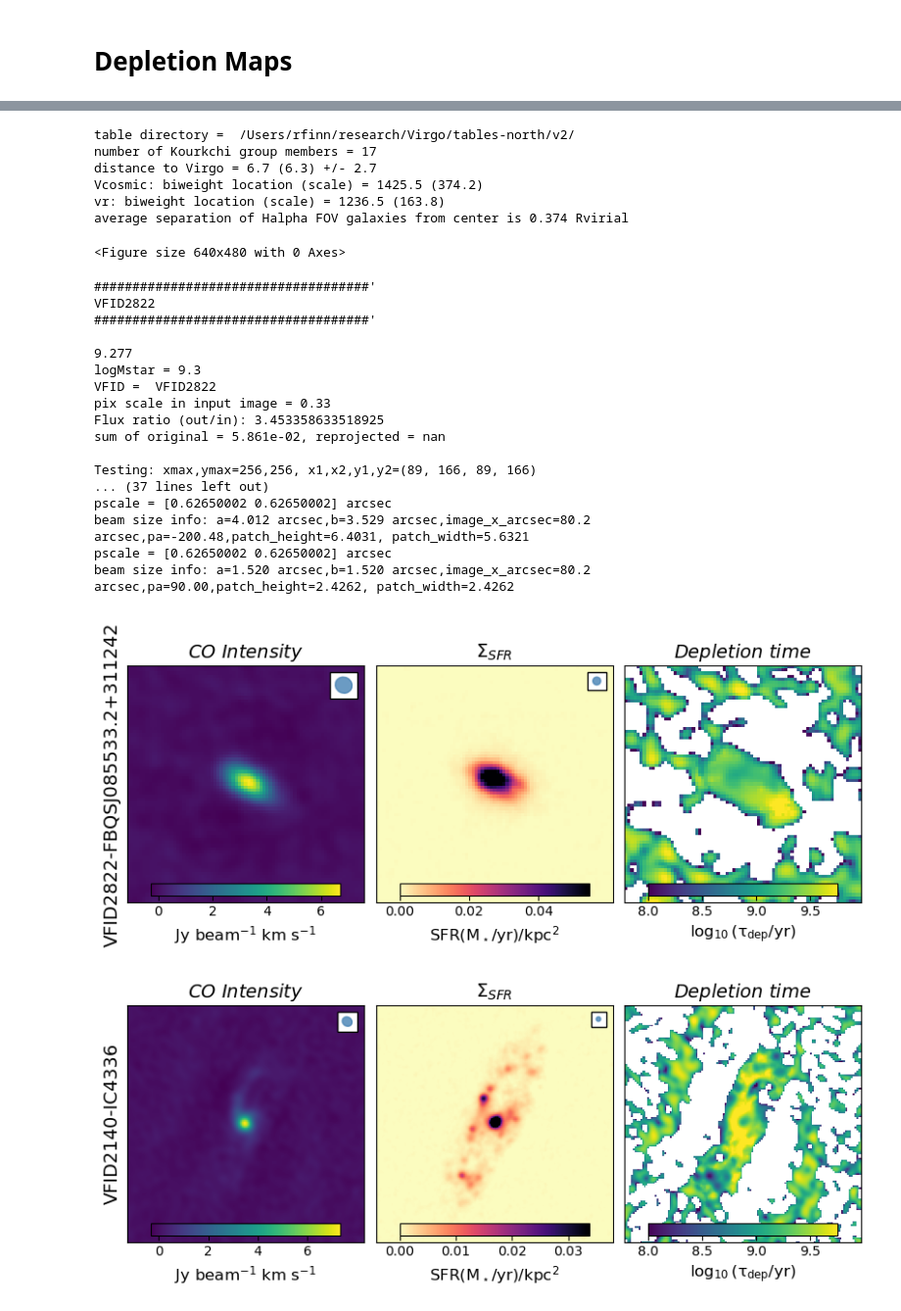
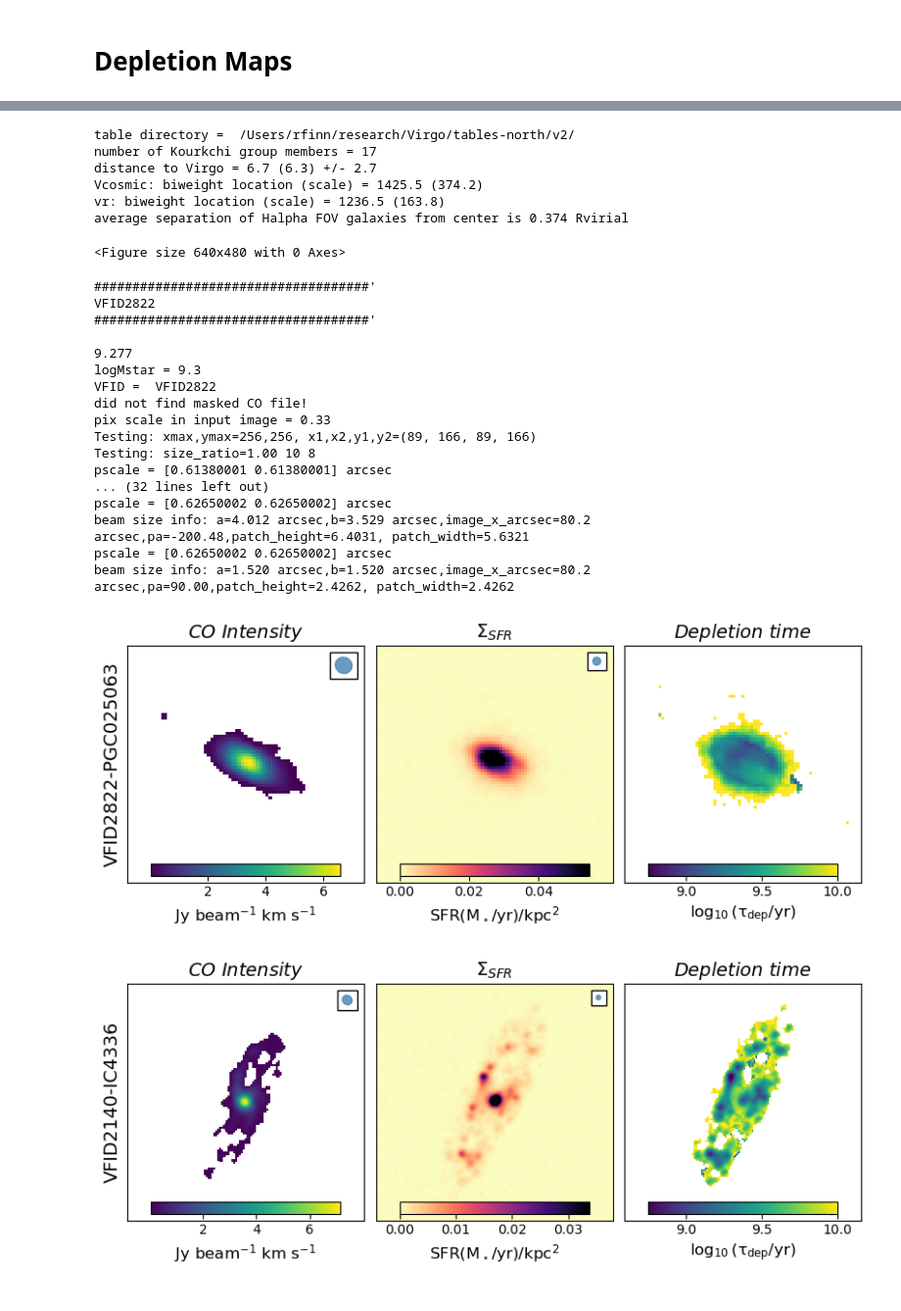
Before and after one commit to rfinn/havirgo, a Jupyter notebook: notebooks/noema_sources.ipynb, the cells around one changed output, grey strips where cells are left out. Shown at 98% size. Cells and saved outputs as stored; diff of their text form; code cells hidden in the pictures.

```diff
--- a/notebooks/noema_sources.ipynb
+++ b/notebooks/noema_sources.ipynb
@@ -171,29 +179,6 @@ rmax_dict = {'VFID5851':160,'VFID5842':120.,'VFID5859':20,'VFID5892':100,\
              'VFID6018':100,'VFID6033':100,'VFID6091':100,'VFID6362':100,'VFID5709':100}
 #rmax = [160,120,20,100,200,220]
 
-
-alldirs = [
-          'VFID5855-NGC5348-INT-20190206-p120',\
-          'VFID5842-NGC5356-INT-20190206-p120',\
-          'VFID5709-NGC5470-INT-20220505-VFID5726',\
-          'VFID6018-NGC5560-INT-20190208-p131',\
-          'VFID6033-NGC5566-INT-20190208-p131',\
-          'VFID6091-NGC5577-INT-20190207-p134',\
-          'VFID6362-UGC09661-BOK-20210418-VFID6406',\
-
-]
-
-# testing for VFID5855 after updating the mask
-alldirs = [
-    'VFID5855-NGC5348-INT-20190206-p120',
-    'VFID5842-NGC5356-INT-20190206-p120',
-           ]
-
-alldirs = [
-    'VFID5855-NGC5348-INT-20190206-p120',
-           ]
-
-
 alldirs = [
           'VFID5855-NGC5348-INT-20190206-p120',\
           'VFID5842-NGC5356-INT-20190206-p120',\
@@ -204,21 +189,21 @@ alldirs = [
           'VFID6362-UGC09661-BOK-20210418-VFID6406',\
 ]
 
+# NOEMA SOURCES
 alldirs = [
     'VFID2822-FBQSJ085533.2+311242-INT-20190206-p018',
     'VFID2140-IC4336-BOK-20220424-VFID2162',
     'VFID3574-NGC6186-HDI-20200229-p080'
            ]
 
-
-# testing for VFID5855 after updating the mask
+# NOEMA TEST
 #alldirs = [
-#    'VFID5842-NGC5356-INT-20190206-p120',\
-#    'VFID6033-NGC5566-INT-20190208-p131'
+#    'VFID2140-IC4336-BOK-20220424-VFID2162'
 #           ]
 
-# starts at SNR=2 and step by 1
-# levels for NGC5348
+# we have single noise estimates for NOEMA sources
+
+
 # gianluca's values  [0.05647817, 0.08471726, 0.11295635, 0.14119543, 0.16943452 0.1976736, 0.22591269, 0.25415178]
 COlevels = np.array([.03,0.05647817, 0.08471726, 0.11295635, 0.14119543, 0.16943452, 0.1976736, 0.22591269, 0.25415178])
 
@@ -243,37 +228,40 @@ for k,d in enumerate(alldirs):
     if logMstar < 0.1:
         logMstar = v.magphys['logMstar_best'][v.main['VFID'] == vfid][0]
     print(logMstar)
     logMstar_string = f"{logMstar:.1f}"
     print(f"logMstar = {logMstar_string}")
 
+    objname = v.main['objname'][v.main['VFID'] == vfid][0]
+    alt_title = f"{vfid}-{objname}"
+    #alt_title = f"{vfid}-{objname}"
     cocolor='magenta'
     #cocolor='chartreuse'
-    get_depletion_map(d, vr=vr, sfr_limit=5e-4, verbose=False) #,rmax=rmax_dict[vfid],vr=vr,logMstar=logMstar_string,COcolor=cocolor,COlevels=COlevels)
+    get_depletion_map(d, vr=vr, sfr_limit=5e-4, convolveflag=False, verbose=False, alt_title=alt_title) #,rmax=rmax_dict[vfid],vr=vr,logMstar=logMstar_string,COcolor=cocolor,COlevels=COlevels)
 plt.show()
 # %% [output]
 table directory =  /Users/rfinn/research/Virgo/tables-north/v2/
 number of Kourkchi group members = 17
 distance to Virgo = 6.7 (6.3) +/- 2.7
 Vcosmic: biweight location (scale) = 1425.5 (374.2)
 vr: biweight location (scale) = 1236.5 (163.8)
 average separation of Halpha FOV galaxies from center is 0.374 Rvirial
 <Figure size 640x480 with 0 Axes>
 ####################################'
 VFID2822
 ####################################'
 
 9.277
 logMstar = 9.3
 VFID =  VFID2822
+did not find masked CO file!
 pix scale in input image = 0.33
-Flux ratio (out/in): 3.453358633518925
-sum of original = 5.861e-02, reprojected = nan
-
 Testing: xmax,ymax=256,256, x1,x2,y1,y2=(89, 166, 89, 166)
-... (37 lines left out)
+Testing: size_ratio=1.00 10 8
+pscale = [0.61380001 0.61380001] arcsec
+... (32 lines left out)
 pscale = [0.62650002 0.62650002] arcsec
 beam size info: a=4.012 arcsec,b=3.529 arcsec,image_x_arcsec=80.2 arcsec,pa=-200.48,patch_height=6.4031, patch_width=5.6321
 pscale = [0.62650002 0.62650002] arcsec
 beam size info: a=1.520 arcsec,b=1.520 arcsec,image_x_arcsec=80.2 arcsec,pa=90.00,patch_height=2.4262, patch_width=2.4262
-[figure, old version]
+[figure, new version]
-[figure, old version]
+[figure, new version]
```
Also changed, not shown: parts of 8 cells of this notebook, 3 other files.
